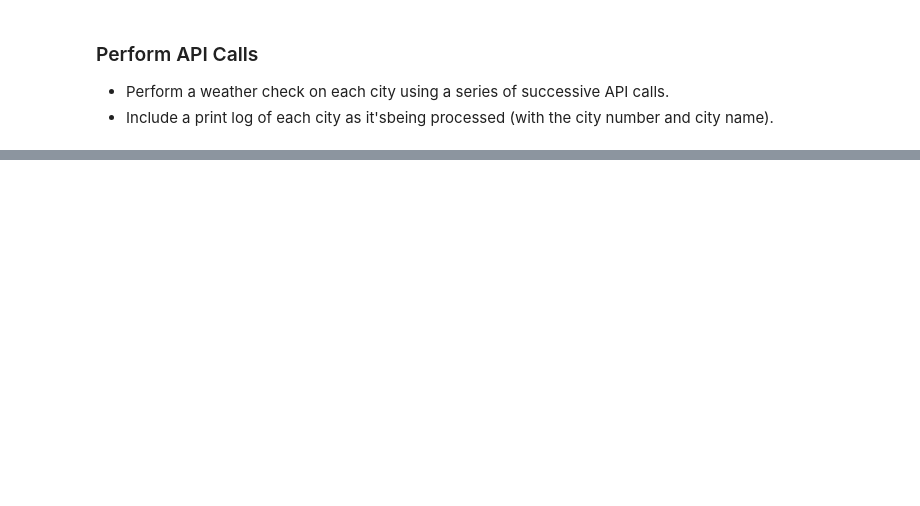
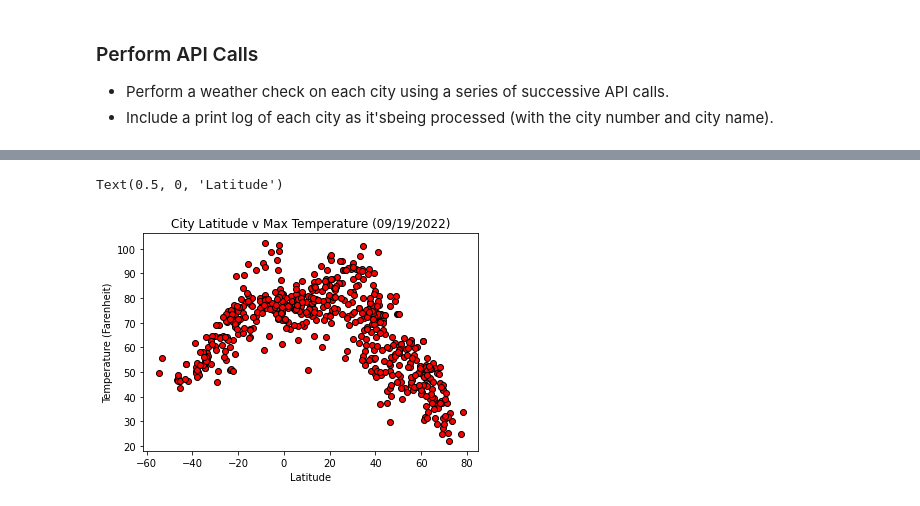
Before and after one commit to scbigler/python-api-challenge, a Jupyter notebook: WeatherPy/WeatherPy.ipynb, the cells around one changed output, grey strips where cells are left out. Saved outputs shown, nothing was run; the diff lists cells and outputs as text; code cells hidden in the pictures; blank space fills up the shorter version.

```diff
--- a/WeatherPy/WeatherPy.ipynb
+++ b/WeatherPy/WeatherPy.ipynb
@@ -68,0 +115,11 @@ print(f"The temperature information received is: {temp}")
+# %%
+
+#  Load lists into a dictionary
+temp_dict = {
+    'City':city1,'Lat':lat,'Lng':lng,'Max Temp':max_temp,
+    'Humidity':humidity,'Cloudiness':cloudiness,
+    'Wind Speed':wind_speed,'Country':country,'date':city_date
+             }
+
+# load dictionary into a dataframe
+city_data = pd.DataFrame(temp_dict)
@@ -68,0 +161,6 @@ print(f"The temperature information received is: {temp}")
+# %%
+# Find and filter out cities with 100 percent or more humidity
+
+humidity100 = city_data.loc[city_data["Humidity"] >= 100]
+humidity100_index = humidity100.index
+humidity100_index
@@ -68,0 +169,5 @@ print(f"The temperature information received is: {temp}")
+# %%
+
+
+clean_city_data = city_data.drop(humidity100_index, inplace=False)
+clean_city_data
@@ -68,0 +200,17 @@ print(f"The temperature information received is: {temp}")
+# %%
+
+latlist = clean_city_data["Lat"].values.tolist()
+templist = clean_city_data["Max Temp"].values.tolist()
+humiditylist = clean_city_data["Humidity"].values.tolist()
+cloudlist = clean_city_data["Cloudiness"].values.tolist()
+windlist = clean_city_data["Wind Speed"].values.tolist()
+# %%
+plt.scatter(latlist, templist, marker="o", facecolors="red", edgecolors="black")
+
+# Create a title, x label, and y label for our chart
+plt.title("City Latitude v Max Temperature (09/19/2022)")
+plt.ylabel("Temperature (Farenheit)")
+plt.xlabel("Latitude")
+# %% [output]
+Text(0.5, 0, 'Latitude')
+[figure, added]
```
Also changed, not shown: parts of 31 cells of this notebook, 11 other files.
